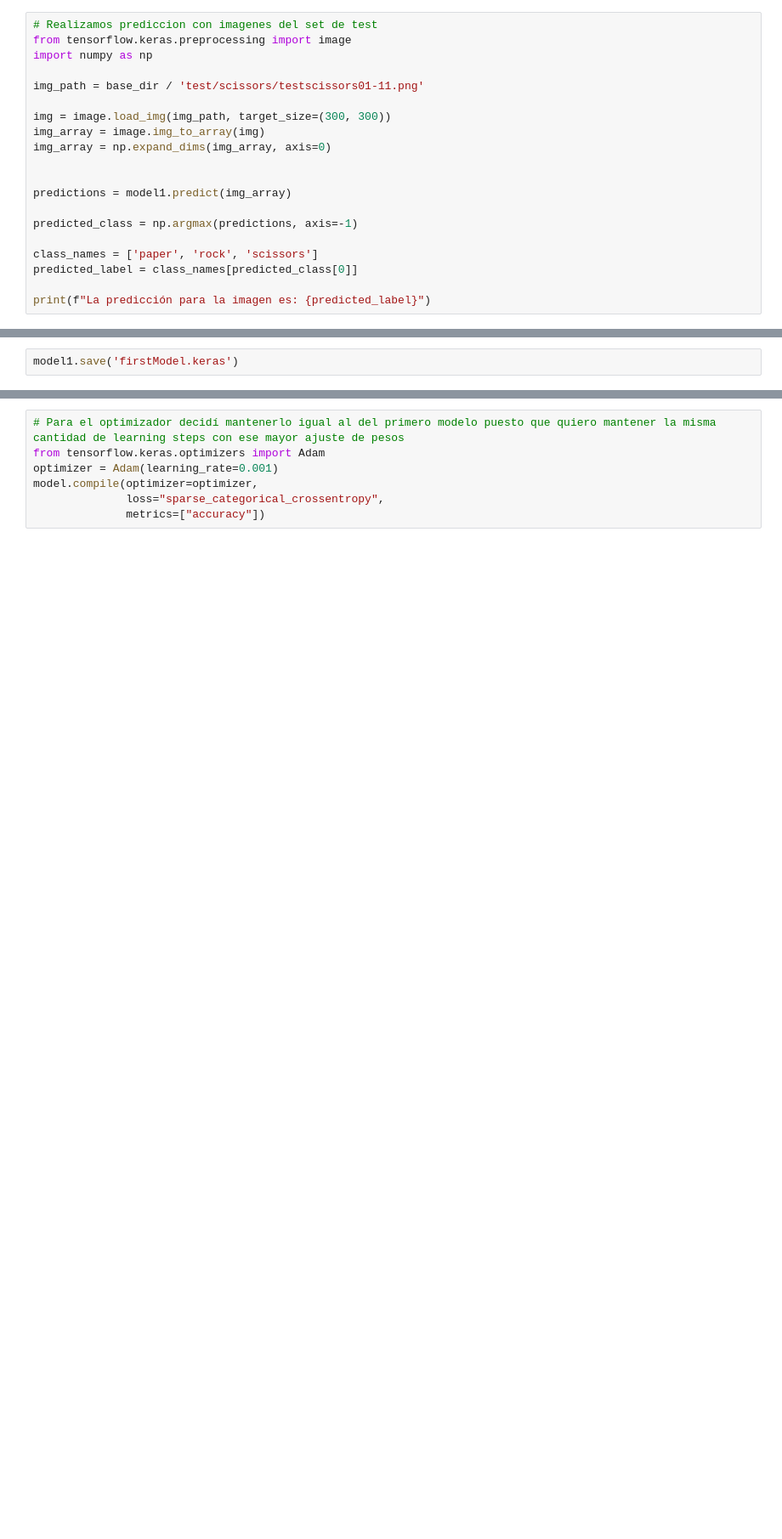
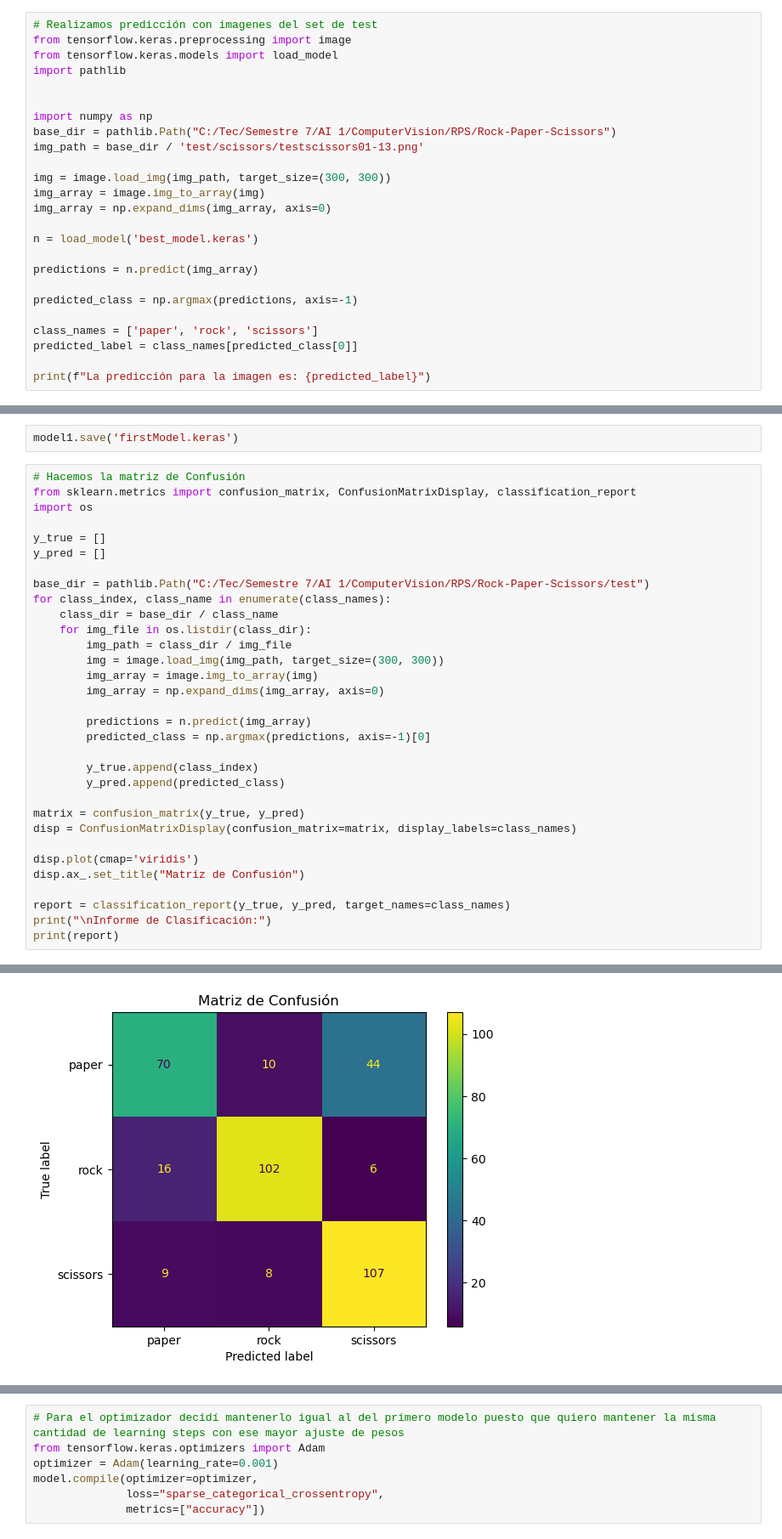
Before and after one commit to Zurita02/DeepLearning, a Jupyter notebook: red.ipynb, the cells around one changed output, grey strips where cells are left out. Shown at 85% size. Saved outputs shown, nothing was run; the diff lists cells and outputs as text; blank space fills up the shorter version.

Commit message:
Matriz de confusión y aplicación

```diff
--- a/red.ipynb
+++ b/red.ipynb
@@ -202,18 +202,23 @@ print(f"Test accuracy: {test_acc:.3f}")
 2/2 ━━━━━━━━━━━━━━━━━━━━ 0s 27ms/step - accuracy: 0.8469 - loss: 0.8728
 Test accuracy: 0.848
 # %%
-# Realizamos prediccion con imagenes del set de test
+# Realizamos predicción con imagenes del set de test
 from tensorflow.keras.preprocessing import image
+from tensorflow.keras.models import load_model
+import pathlib
+
+
 import numpy as np
-
-img_path = base_dir / 'test/scissors/testscissors01-11.png'
+base_dir = pathlib.Path("C:/Tec/Semestre 7/AI 1/ComputerVision/RPS/Rock-Paper-Scissors")
+img_path = base_dir / 'test/scissors/testscissors01-13.png'
 
 img = image.load_img(img_path, target_size=(300, 300))
 img_array = image.img_to_array(img)
 img_array = np.expand_dims(img_array, axis=0)
 
+n = load_model('best_model.keras')
 
-predictions = model1.predict(img_array)
+predictions = n.predict(img_array)
 
 predicted_class = np.argmax(predictions, axis=-1)
 
@@ -250,3 +256,36 @@ plt.show()
 [figure]
 # %%
 model1.save('firstModel.keras')
+# %%
+# Hacemos la matriz de Confusión
+from sklearn.metrics import confusion_matrix, ConfusionMatrixDisplay, classification_report
+import os
+
+y_true = []
+y_pred = []
+
+base_dir = pathlib.Path("C:/Tec/Semestre 7/AI 1/ComputerVision/RPS/Rock-Paper-Scissors/test")
+for class_index, class_name in enumerate(class_names):
+    class_dir = base_dir / class_name
+    for img_file in os.listdir(class_dir):
+        img_path = class_dir / img_file
+        img = image.load_img(img_path, target_size=(300, 300))
+        img_array = image.img_to_array(img)
+        img_array = np.expand_dims(img_array, axis=0)
+
+        predictions = n.predict(img_array)
+        predicted_class = np.argmax(predictions, axis=-1)[0]
+
+        y_true.append(class_index)
+        y_pred.append(predicted_class)
+
+matrix = confusion_matrix(y_true, y_pred)
+disp = ConfusionMatrixDisplay(confusion_matrix=matrix, display_labels=class_names)
+
+disp.plot(cmap='viridis')
+disp.ax_.set_title("Matriz de Confusión")
+
+report = classification_report(y_true, y_pred, target_names=class_names)
+print("\nInforme de Clasificación:")
+print(report)
+# %% [output]
@@ -252,0 +309 @@ model1.save('firstModel.keras')
+[figure, added]
```
Also changed, not shown: parts of 8 cells of this notebook.
